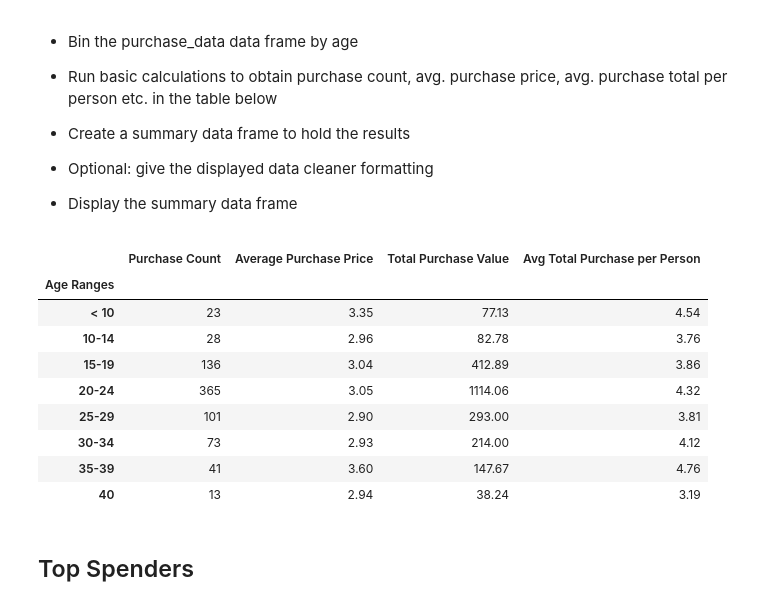
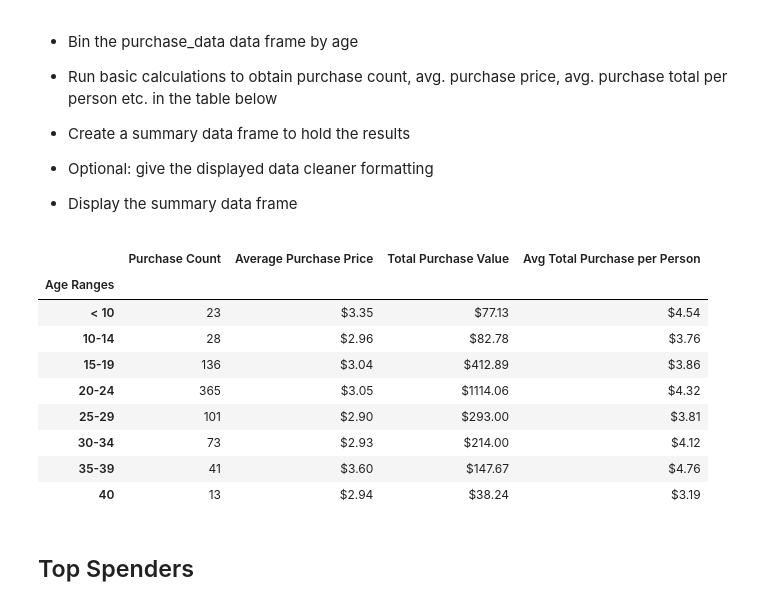
Before and after one commit to whywont/pandas-challenge, a Jupyter notebook: HeroesOfPymoli/HeroesOfPymoli_starter.ipynb, the cells around one changed output. Cells and saved outputs as stored; diff of their text form; code cells hidden in the pictures.

Commit message:
Added formating

```diff
--- a/HeroesOfPymoli/HeroesOfPymoli_starter.ipynb
+++ b/HeroesOfPymoli/HeroesOfPymoli_starter.ipynb
@@ -217,31 +218,34 @@ summary_table
 # %%
 #Get purchases, avg purchase price, and total purchase amount grouped by Age Ranges
 bin_df = df_pd.groupby('Age Ranges').agg({'SN' : 'count', 'Price' : ['mean', 'sum']})
 #Magic column level setting line
 bin_df.columns = ['_'.join(col) for col in bin_df.columns.values]
 #Get Avg total purchase per Person by dividing price group by age ranges with total unique players
 bin_app = (df_pd.groupby(['Age Ranges'])['Price'].sum()/df_pd.groupby(['Age Ranges'])['SN'].nunique()).round(2)
 
 #create DataFrame based on both datasets
 summary_table2 = pd.concat([bin_df, bin_app], axis=1)
 
 #Rename columns
 final = summary_table2.rename(columns={"SN_count":"Purchase Count","Price_mean":"Average Purchase Price",
                                "Price_sum": "Total Purchase Value", 0: "Avg Total Purchase per Person" })
 
-round_final = final.round({'Average Purchase Price': 2})
-round_final
+#Formats columns by rounding nad adding a dollar sign
+final['Total Purchase Value'] = final['Total Purchase Value'].map("${:.2f}".format)
+final['Average Purchase Price'] = final['Average Purchase Price'].map("${:.2f}".format)
+final['Avg Total Purchase per Person'] = final['Avg Total Purchase per Person'].map("${:.2f}".format)
+final
 # %% [output]
 |  | Purchase Count | Average Purchase Price | Total Purchase Value | Avg Total Purchase per Person |
 | Age Ranges |  |  |  |  |
-| < 10 | 23 | 3.35 | 77.13 | 4.54 |
-| 10-14 | 28 | 2.96 | 82.78 | 3.76 |
-| 15-19 | 136 | 3.04 | 412.89 | 3.86 |
-| 20-24 | 365 | 3.05 | 1114.06 | 4.32 |
-| 25-29 | 101 | 2.90 | 293.00 | 3.81 |
-| 30-34 | 73 | 2.93 | 214.00 | 4.12 |
-| 35-39 | 41 | 3.60 | 147.67 | 4.76 |
-| 40 | 13 | 2.94 | 38.24 | 3.19 |
+| < 10 | 23 | $3.35 | $77.13 | $4.54 |
+| 10-14 | 28 | $2.96 | $82.78 | $3.76 |
+| 15-19 | 136 | $3.04 | $412.89 | $3.86 |
+| 20-24 | 365 | $3.05 | $1114.06 | $4.32 |
+| 25-29 | 101 | $2.90 | $293.00 | $3.81 |
+| 30-34 | 73 | $2.93 | $214.00 | $4.12 |
+| 35-39 | 41 | $3.60 | $147.67 | $4.76 |
+| 40 | 13 | $2.94 | $38.24 | $3.19 |
 # %% [markdown]
 ## Top Spenders
 # %% [markdown]
```
Also changed, not shown: parts of 1 cell of this notebook, 1 other file.
